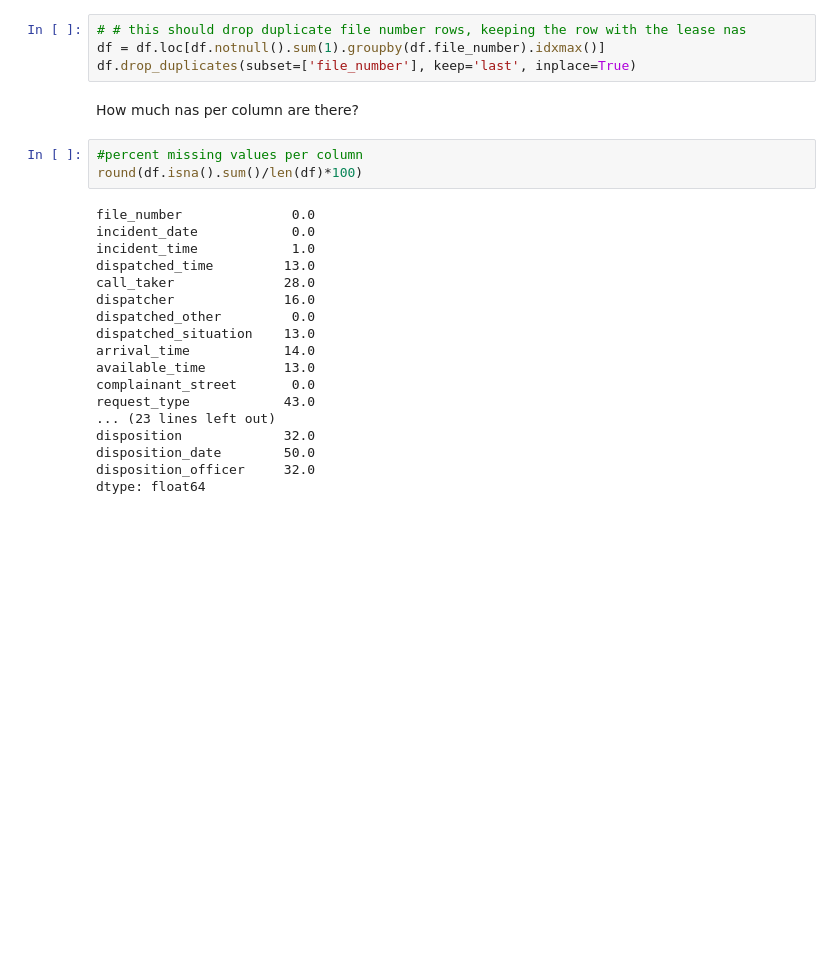
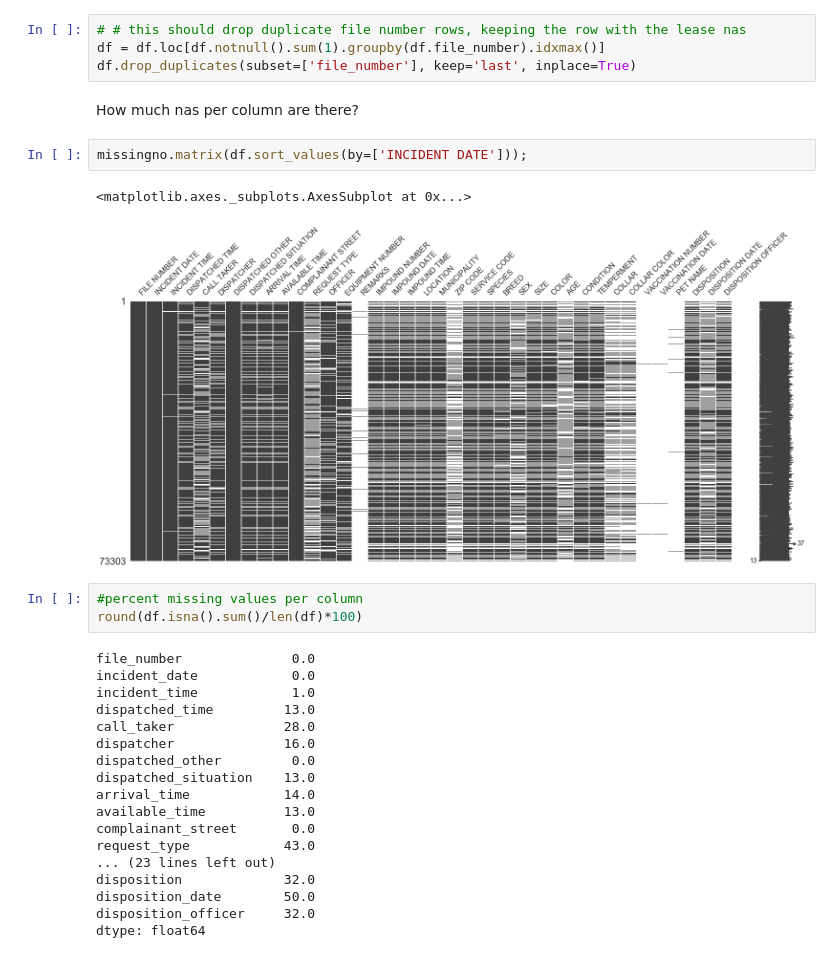
Before and after one commit to janellejolliff/ACRC-Classification, a Jupyter notebook: capstone.ipynb, the cells around one changed output. Drawn from its saved outputs; the diff is of its cells as text; blank space fills up the shorter version.

```diff
--- a/capstone.ipynb
+++ b/capstone.ipynb
@@ -327,6 +317,11 @@ df = df.loc[df.notnull().sum(1).groupby(df.file_number).idxmax()]
 df.drop_duplicates(subset=['file_number'], keep='last', inplace=True)
 # %% [markdown]
 How much nas per column are there?
+# %%
+missingno.matrix(df.sort_values(by=['INCIDENT DATE']));
+# %% [output]
+<matplotlib.axes._subplots.AxesSubplot at 0x...>
+[figure, added]
 # %%
 #percent missing values per column
 round(df.isna().sum()/len(df)*100)
```
Also changed, not shown: parts of 15 cells of this notebook.
